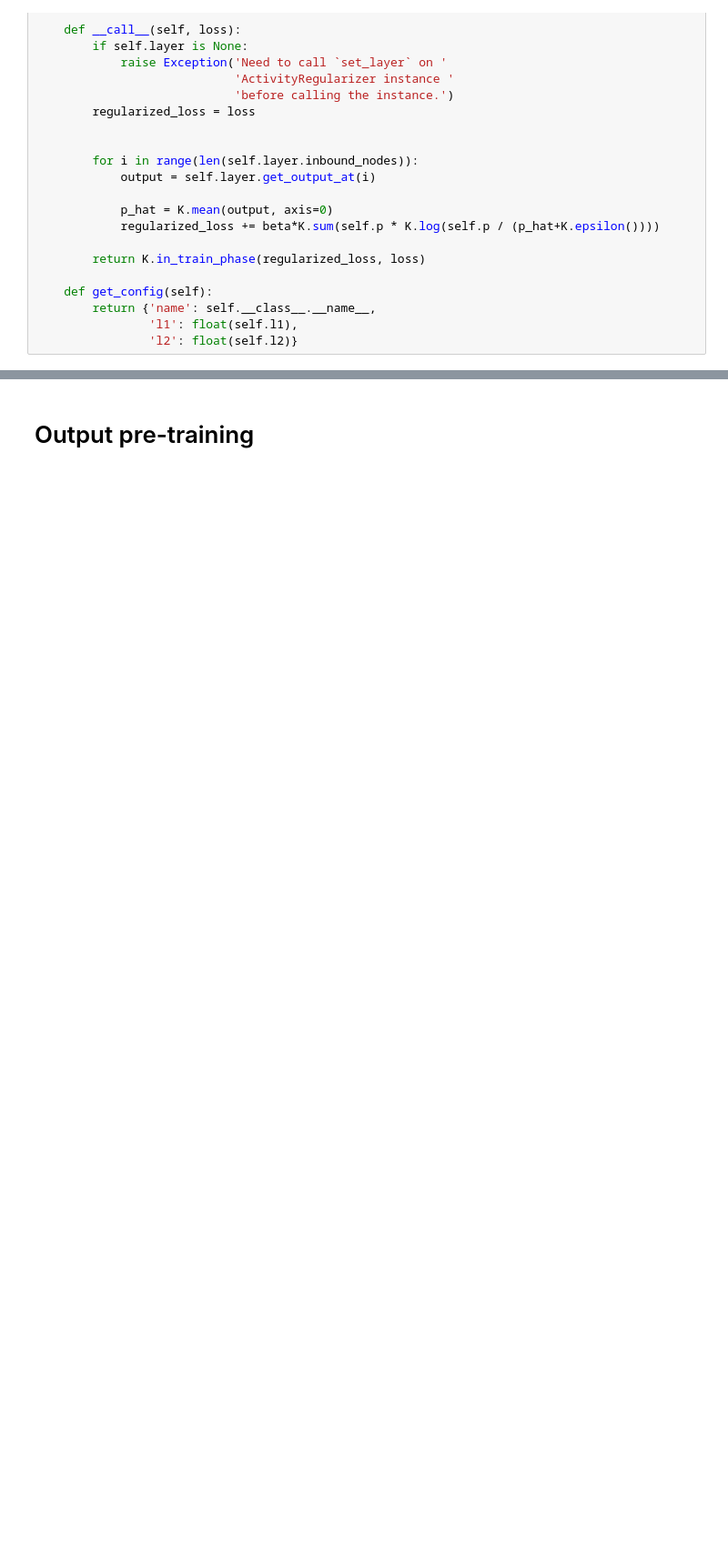
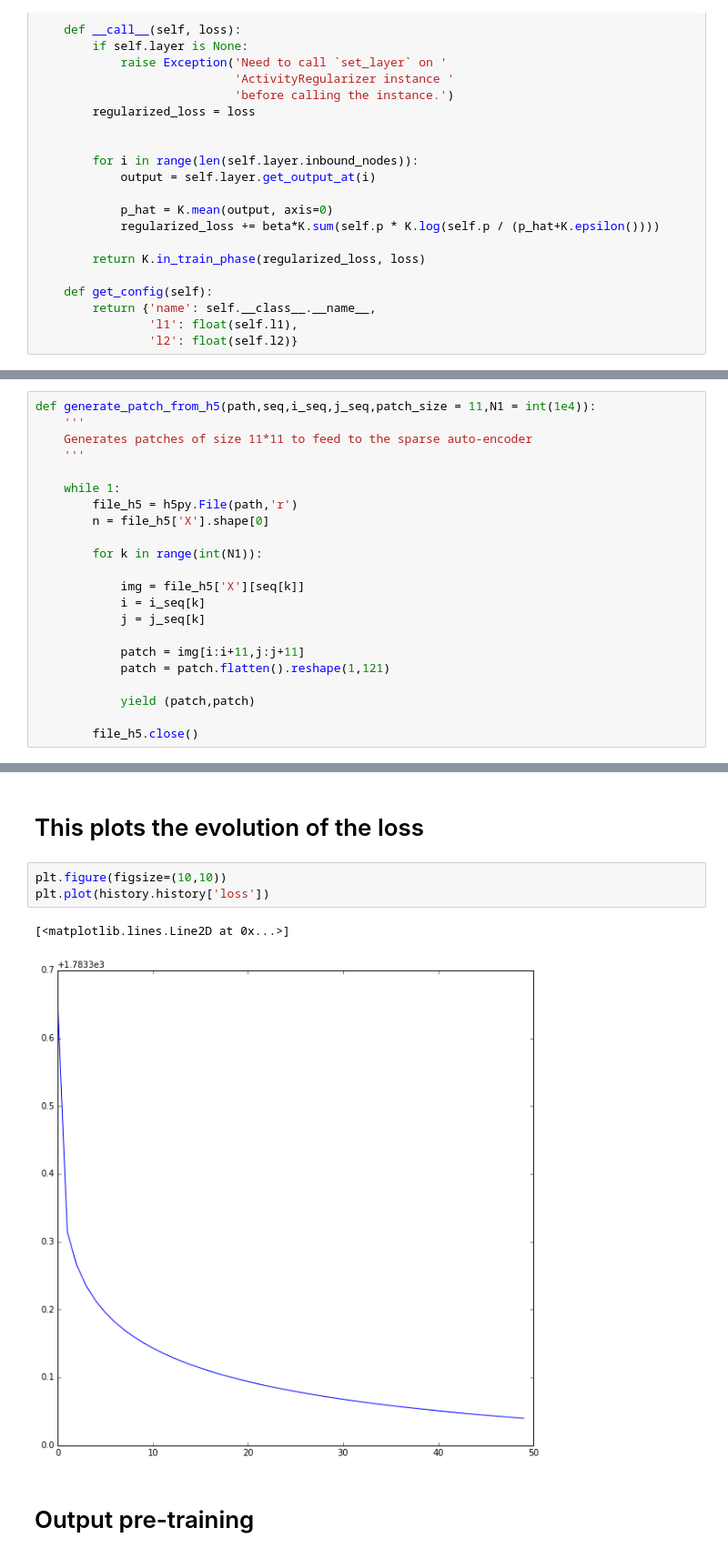
Before and after one commit to tbordierK/mva, a Jupyter notebook: medical/code/automatic_detection.ipynb, the cells around one changed output, grey strips where cells are left out. Shown at 91% size. Cells and saved outputs as stored; diff of their text form; blank space fills up the shorter version.

```diff
--- a/medical/code/automatic_detection.ipynb
+++ b/medical/code/automatic_detection.ipynb
@@ -141,0 +106,22 @@ class SparseActivityRegularizer(Regularizer):
+# %%
+def generate_patch_from_h5(path,seq,i_seq,j_seq,patch_size = 11,N1 = int(1e4)):
+    '''
+    Generates patches of size 11*11 to feed to the sparse auto-encoder
+    '''
+
+    while 1:
+        file_h5 = h5py.File(path,'r')
+        n = file_h5['X'].shape[0]
+
+        for k in range(int(N1)):
+
+            img = file_h5['X'][seq[k]]
+            i = i_seq[k]
+            j = j_seq[k]
+
+            patch = img[i:i+11,j:j+11]
+            patch = patch.flatten().reshape(1,121)
+
+            yield (patch,patch)
+
+        file_h5.close()
@@ -171,3 +188,11 @@ ________________________________________________________________________________
+# %% [markdown]
+# This plots the evolution of the loss
+# %%
+plt.figure(figsize=(10,10))
+plt.plot(history.history['loss'])
+# %% [output]
+[<matplotlib.lines.Line2D at 0x...>]
+[figure, added]
 # %% [markdown]
 # Output pre-training
 # %%
```
Also changed, not shown: parts of 27 cells of this notebook, 4 other files.
